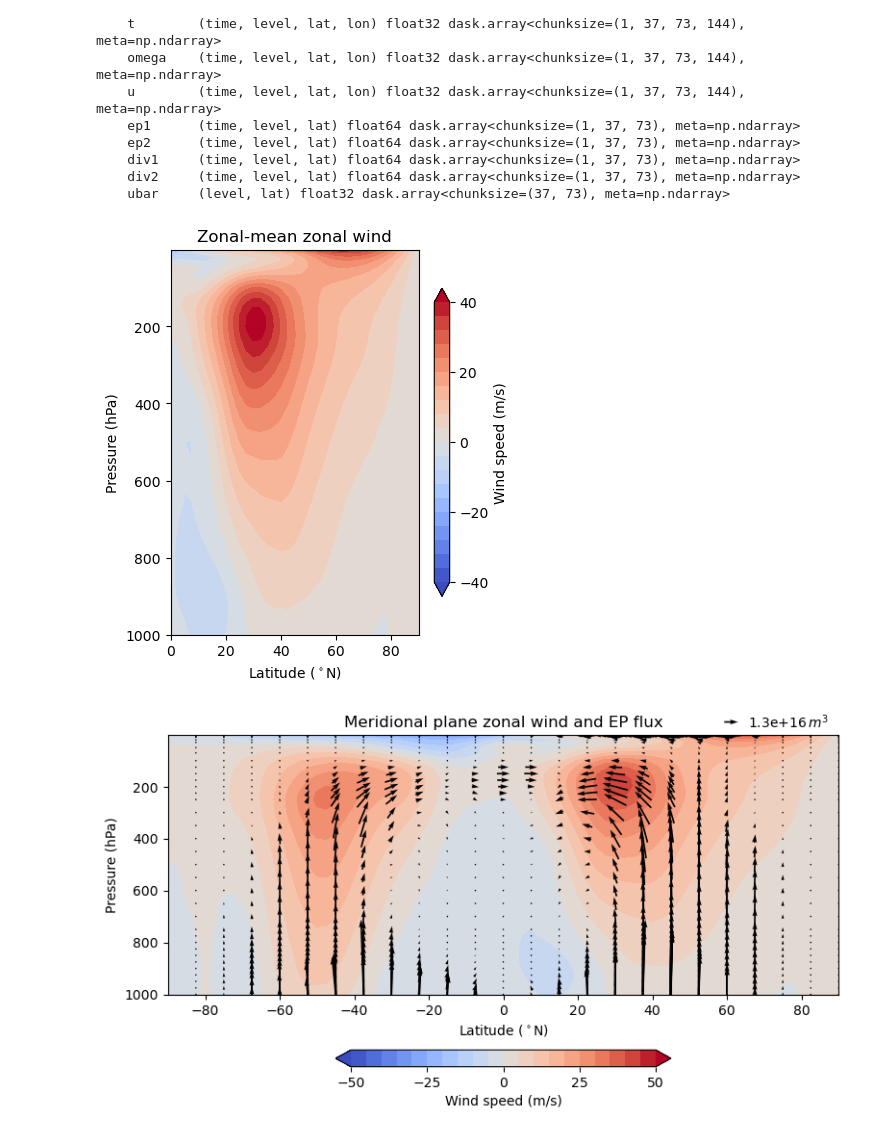
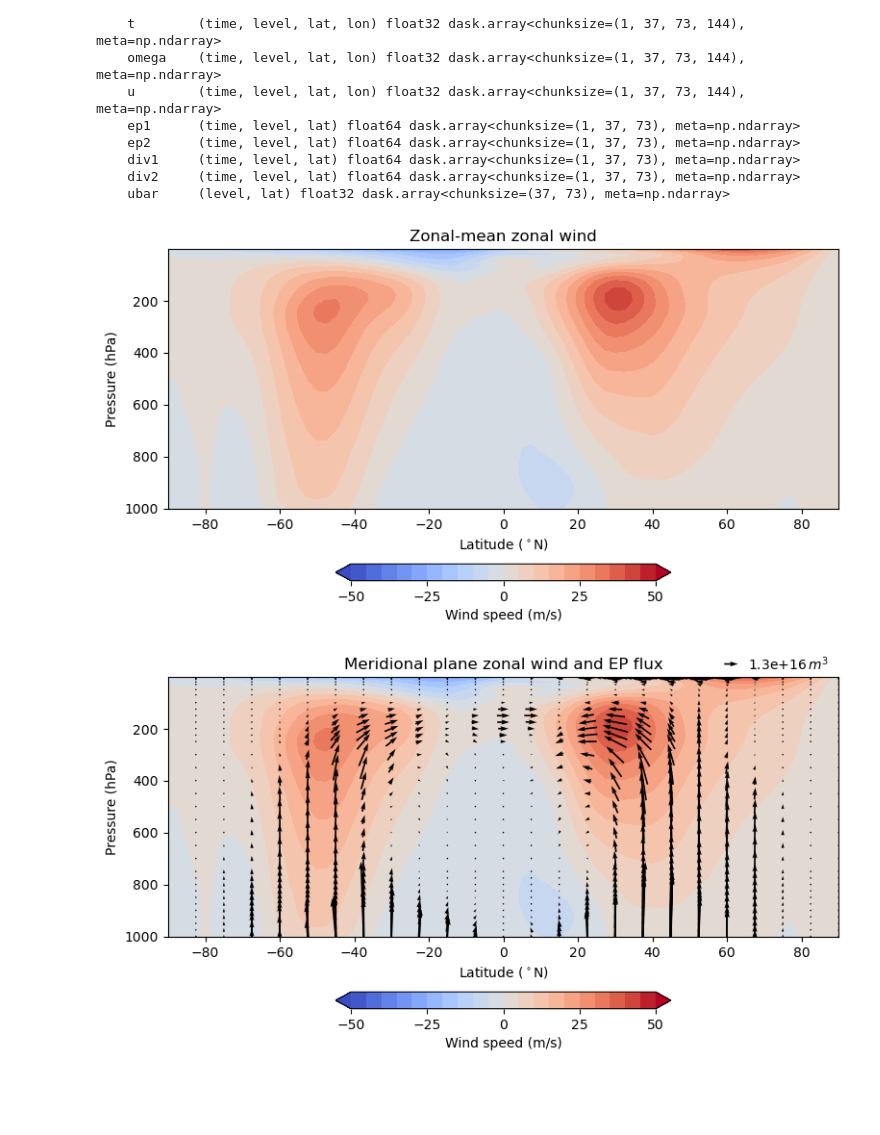
Before and after one commit to Caturrell/eddy_feedback, a Jupyter notebook: EPflux/jra55.ipynb, the cells around one changed output. Cells and saved outputs as stored; diff of their text form; code cells hidden in the pictures; blank space fills up the shorter version.

```diff
--- a/EPflux/jra55.ipynb
+++ b/EPflux/jra55.ipynb
@@ -27,9 +27,9 @@ Data variables:
     div2     (time, level, lat) float64 dask.array<chunksize=(1, 37, 73), meta=np.ndarray>
     ubar     (level, lat) float32 dask.array<chunksize=(37, 73), meta=np.ndarray>
 # %%
-ef.plot_ubar(ds, latitude='NH')
+ef.plot_ubar(ds)
 # %% [output]
-[figure, old version]
+[figure, new version]
 # %%
 ef.plot_ubar_epflux(ds, skip_lat=3)
 # %% [output]
```
